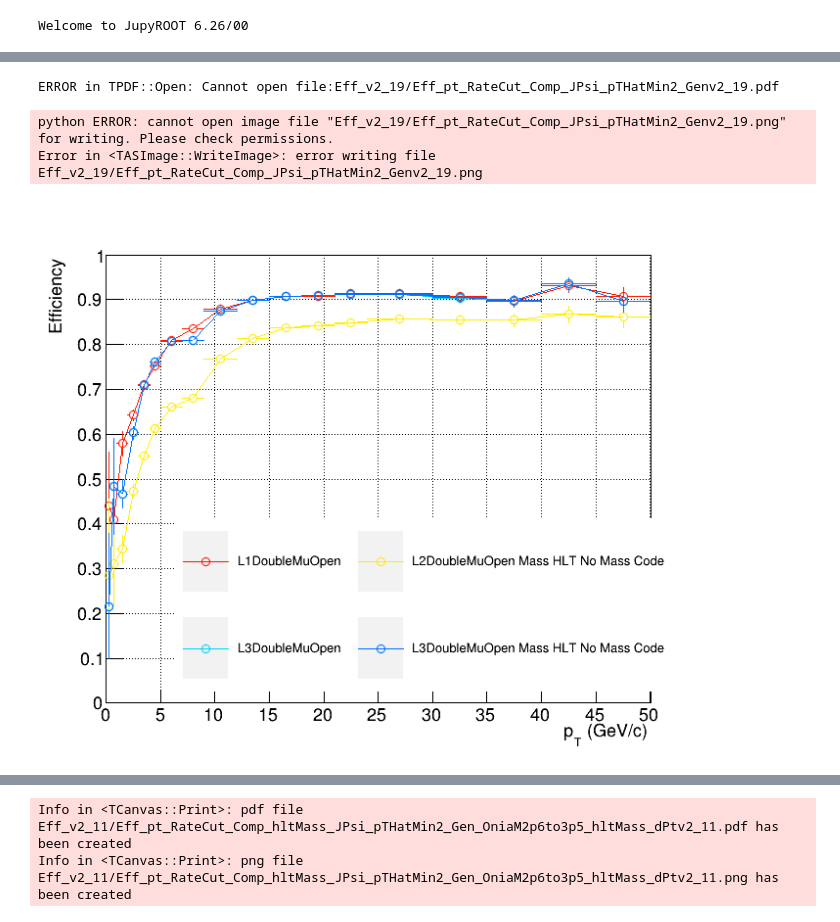
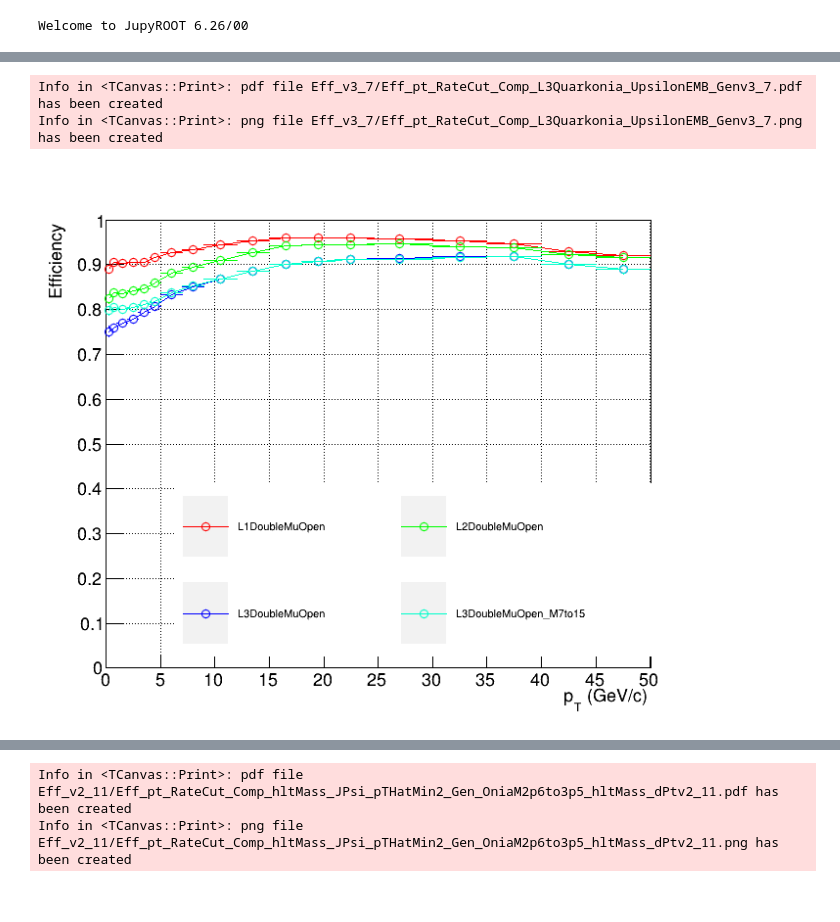
Before and after one commit to vince502/EffCalc, a Jupyter notebook: GetEfficiency.ipynb, the cells around one changed output, grey strips where cells are left out. Cells and saved outputs as stored; diff of their text form; code cells hidden in the pictures.

```diff
--- a/GetEfficiency.ipynb
+++ b/GetEfficiency.ipynb
@@ -392,67 +298,48 @@ AttributeError: 'TObject' object has no attribute 'Get'
 # %%
 
 leg.SetNColumns(2)
-leg.SetTextSize(0.024)
+leg.SetTextSize(0.020)
 #leg.SetX1(0.1);leg.SetX2(0.95);leg.SetY1(0.7);leg.SetY2(0.92);
 leg.SetX1(0.2);leg.SetX2(0.95);leg.SetY1(0.12);leg.SetY2(0.43);
 
 leg.Clear()
 #canv, leg = DrawTrigSeq(f_out1.Get("L1DoubleMuOpen"), 'pt', canv, _col = 221, _leg = leg, _disc = "L1DoubleMuOpen v2-6")
 #canv, leg = DrawTrigSeq(f_out1.Get("L1DoubleMuZero"), 'pt', canv, _and = True, _col = 221, _leg = leg, _disc = "L1DoubleMuZero v2-6")
 #canv, leg = DrawTrigSeq(f_out1.Get("L1DoubleMuSQ"), 'pt', canv, _and = True, _col = 208, _leg = leg, _disc = "L1DoubleMu SQ v2-6")
 
 # canv, leg = DrawTrigSeq(f_out2.Get("L1DoubleMuOpen"), 'pt', canv, _and = False, _col = getcolor(0), _leg = leg, _marker = 24, _disc = "L1DoubleMuOpen")# %s" % ver1)# v2-7-mod1")
 # canv, leg = DrawTrigSeq(f_out2.Get("L1DoubleMuCosmic"), 'pt', canv, _and = True, _col = getcolor(34), _leg = leg, _marker = 24, _disc = "L1DoubleMuCosmic")# %s" % ver1)# v2-7-mod1")
 
 # canv, leg = DrawTrigSeq(f_out2.Get("L2DoubleMuOpen"), 'pt', canv, _and = True, _col = getcolor(1), _leg = leg, _marker = 24, _disc = "L2DoubleMuOpen")# %s" % ver1)# v2-7-mod1")
 # canv, leg = DrawTrigSeq(f_out2.Get("L2DoubleMuCosmic"), 'pt', canv, _and = True, _col = getcolor(18), _leg = leg, _marker = 24, _disc = "L2DoubleMuCosmic")# %s" % ver1)# v2-7-mod1")
 
 # canv, leg = DrawTrigSeq(f_out2.Get("L3DoubleMuOpen"), 'pt', canv, _and = True, _col = getcolor(3), _leg = leg, _marker = 24, _disc = "L3DoubleMuOpen")# %s" % ver1)# v2-7-mod1")
 # canv, leg = DrawTrigSeq(f_out2.Get("L3DoubleMuCosmic"), 'pt', canv, _and = True, _col = getcolor(20), _leg = leg, _marker = 24, _disc = "L3DoubleMuCosmic")# %s" % ver1)# v2-7-mod1")
 
-canv, leg = DrawTrigSeq(f_out2.Get("L1DoubleMuOpen"), 'pt', canv, _and = False, _col = getcolor(0), _leg = leg, _marker = 24, _disc = "L1DoubleMuOpen")# %s" % ver1)# v2-7-mod1")
+canv, leg = DrawTrigSeq(f_out2.Get("L1DoubleMuOpen"), 'pt', canv, _and = False, _col = EColor.kRed, _leg = leg, _marker = 24, _disc = "L1DoubleMuOpen")# %s" % ver1)# v2-7-mod1")
+canv, leg = DrawTrigSeq(f_out2.Get("L2DoubleMuOpen"), 'pt', canv, _and = True, _col = EColor.kGreen+1, _leg = leg, _marker = 24, _disc = "L2DoubleMuOpen")# %s" % ver1)# v2-7-mod1")
+canv, leg = DrawTrigSeq(f_out2.Get("L3DoubleMuOpen"), 'pt', canv, _and = True, _col = EColor.kBlue+1, _leg = leg, _marker = 24, _disc = "L3DoubleMuOpen")# %s" % ver1)# v2-7-mod1")
 
-# canv, leg = DrawTrigSeq(f_out2.Get("L2DoubleMuOpen"), 'pt', canv, _and = True, _col = getcolor(1), _leg = leg, _marker = 24, _disc = "L2DoubleMuOpen")# %s" % ver1)# v2-7-mod1")
-# canv, leg = DrawTrigSeq(f_out2.Get("L2DoubleMuOpen_DoHLTCut_Mass"), 'pt', canv, _and = True, _col = getcolor(3), _leg = leg, _marker = 24, _disc = "L2DoubleMuOpen Mass")# %s" % ver1)# v2-7-mod1")
-# canv, leg = DrawTrigSeq(f_out2.Get("HLT_HIL2DoubleMu0_M1to6p5_Open_v"), 'pt', canv, _and = True, _col = getcolor(3), _leg = leg, _marker = 24, _disc = "L2DoubleMuOpen Mass HLT")# %s" % ver1)# v2-7-mod1")
-# canv, leg = DrawTrigSeq(f_out2.Get("HLT_HIL2DoubleMu0_MmiInftoInf_Open_v"), 'pt', canv, _and = True, _col = getcolor(2), _leg = leg, _marker = 24, _disc = "L2DoubleMuOpen No Mass HLT")# %s" % ver1)# v2-7-mod1")
+# canv, leg = DrawTrigSeq(f_out2.Get("L3DoubleMuOpen2_M2to4p5"), 'pt', canv, _and = True, _col = EColor.kMagenta+1, _leg = leg, _marker = 24, _disc = "L3DoubleMuOpen2_M2to4p5")# %s" % ver1)# v2-7-mod1")
+# canv, leg = DrawTrigSeq(f_out2.Get("L3DoubleMuOpen1p5_M2to4p5"), 'pt', canv, _and = True, _col = EColor.kBlue+2, _leg = leg, _marker = 24, _disc = "L3DoubleMuOpen1p5_M2to4p5")# %s" % ver1)# v2-7-mod1")
+# canv, leg = DrawTrigSeq(f_out2.Get("L3DoubleMuOpen1_M2to4p5"), 'pt', canv, _and = True, _col = EColor.kBlue+3, _leg = leg, _marker = 24, _disc = "L3DoubleMuOpen1_M2to4p5")# %s" % ver1)# v2-7-mod1")
+# canv, leg = DrawTrigSeq(f_out2.Get("L3DoubleMuOpen0p5_M2to4p5"), 'pt', canv, _and = True, _col = EColor.kBlue+5, _leg = leg, _marker = 24, _disc = "L3DoubleMuOpen0p5_M2to4p5")# %s" % ver1)# v2-7-mod1")
+# canv, leg = DrawTrigSeq(f_out2.Get("L3DoubleMuOpen_M2to4p5"), 'pt', canv, _and = True, _col = EColor.kRed+3, _leg = leg, _marker = 24, _disc = "L3DoubleMuOpen_M2to4p5")# %s" % ver1)# v2-7-mod1")
+canv, leg = DrawTrigSeq(f_out2.Get("L3DoubleMuOpen_M7to15"), 'pt', canv, _and = True, _col = EColor.kTeal+1, _leg = leg, _marker = 24, _disc = "L3DoubleMuOpen_M7to15")# %s" % ver1)# v2-7-mod1")
+# canv, leg = DrawTrigSeq(f_out2.Get("L3DoubleMuOpen_Quarkonia"), 'pt', canv, _and = True, _col = EColor.kRed+4, _leg = leg, _marker = 24, _disc = "L3DoubleMuOpen_Quarkonia")# %s" % ver1)# v2-7-mod1")
+# canv, leg = DrawTrigSeq(f_out2.Get("L3DoubleMuOpen_Quarkonia_LowMpT2"), 'pt', canv, _and = True, _col = EColor.kBlue+5, _leg = leg, _marker = 24, _disc = "L3DoubleMuOpen_Quarkonia_LowMpT2")# %s" % ver1)# v2-7-mod1")
+# canv, leg = DrawTrigSeq(f_out2.Get("L2DoubleMuOpen_M1to6p5"), 'pt', canv, _and = True, _col = EColor.kPink-3, _leg = leg, _marker = 24, _disc = "L2DoubleMuOpen_M1to6p5")# %s" % ver1)# v2-7-mod1")
+# canv, leg = DrawTrigSeq(f_out2.Get("L2DoubleMuOpen_M6p5to16"), 'pt', canv, _and = True, _col = EColor.kGreen+3, _leg = leg, _marker = 24, _disc = "L2DoubleMuOpen_M6p5to16")# %s" % ver1)# v2-7-mod1")
+# canv, leg = DrawTrigSeq(f_out2.Get("L2DoubleMuOpen_M1to16"), 'pt', canv, _and = True, _col = EColor.kBlue+5, _leg = leg, _marker = 24, _disc = "L2DoubleMuOpen_M1to16")# %s" % ver1)# v2-7-mod1")
 
-canv, leg = DrawTrigSeq(f_out2.Get("HLT_HIL2DoubleMu0_M1to6p5Open_DoHLTCut_Mass"), 'pt', canv, _and = True, _col = getcolor(4), _leg = leg, _marker = 24, _disc = "L2DoubleMuOpen Mass HLT No Mass Code")# %s" % ver1)# v2-7-mod1")
-
-# canv, leg = DrawTrigSeq(f_out2.Get("L3DoubleMuOpen"), 'pt', canv, _and = True, _col = getcolor(12), _leg = leg, _marker = 24, _disc = "L3DoubleMuOpen")# %s" % ver1)# v2-7-mod1")
-canv, leg = DrawTrigSeq(f_out2.Get("L3DoubleMuOpen_DoHLTCut_Mass"), 'pt', canv, _and = True, _col = getcolor(16), _leg = leg, _marker = 24, _disc = "L3DoubleMuOpen")# %s" % ver1)# v2-7-mod1")
-canv, leg = DrawTrigSeq(f_out2.Get("HLT_HIL3DoubleMu0_M2to4p5Open_DoHLTCut_Mass_v"), 'pt', canv, _and = True, _col = getcolor(18), _leg = leg, _marker = 24, _disc = "L3DoubleMuOpen Mass HLT No Mass Code")# %s" % ver1)# v2-7-mod1")
-
-# canv, leg = DrawTrigSeq(f_out2.Get("HLT_HIL3DoubleMu0_M2to4p5_Open_v"), 'pt', canv, _and = True, _col = getcolor(5), _leg = leg, _marker = 24, _disc = "L3DoubleMuOpen Mass HLT")# %s" % ver1)# v2-7-mod1")
-# canv, leg = DrawTrigSeq(f_out2.Get("HLT_HIL3DoubleMu0_M2to4p5NoL3Pre_Open_v"), 'pt', canv, _and = True, _col = getcolor(6), _leg = leg, _marker = 24, _disc = "L3DoubleMuOpen Mass HLT No Prefilt")# %s" % ver1)# v2-7-mod1")
-# canv, leg = DrawTrigSeq(f_out2.Get("HLT_HIL3DoubleMu0_M2to4p5NoL3PreFast_Open_v"), 'pt', canv, _and = True, _col = getcolor(7), _leg = leg, _marker = 24, _disc = "L3DoubleMuOpen Mass HLT No Prefilt Fast")# %s" % ver1)# v2-7-mod1")
-
-# canv, leg = DrawTrigSeq(f_out2.Get("HLT_HIL2DoubleMu0_M1to6p5Acop1toPiAlphamiPito1_Open_v"), 'pt', canv, _and = True, _col = getcolor(10), _leg = leg, _marker = 24, _disc = "L2DoubleMuOpen Mass, Acop > 1")# %s" % ver1)# v2-7-mod1")
-# canv, leg = DrawTrigSeq(f_out2.Get("HLT_HIL2DoubleMu0_M1to6p5Acop1toPi_Open_v"), 'pt', canv, _and = True, _col = getcolor(16), _leg = leg, _marker = 24, _disc = "L2DoubleMuOpen Mass, Acop > 1, #alpha #in [0,1]")# %s" % ver1)# v2-7-mod1")
-# canv, leg = DrawTrigSeq(f_out2.Get("HLT_HIL3DoubleMu0_M2to4p5Acop1p2toPi_Open_v"), 'pt', canv, _and = True, _col = getcolor(22), _leg = leg, _marker = 24, _disc = "L3DoubleMuOpen Mass, Acop > 1.2")# %s" % ver1)# v2-7-mod1")
-
-# canv, leg = DrawTrigSeq(f_out2.Get("L2DoubleMuOpen"), 'pt_4p0', canv, _and = True, _col = getcolor(2), _leg = leg, _marker = 20, _disc = "L2DoubleMu Open pt > 4")# %s" % ver1)# v2-7-mod1")
-# canv, leg = DrawTrigSeq(f_out2.Get("L3DoubleMuOpen"), 'pt_3p4', canv, _and = True, _col = getcolor(3), _leg = leg, _marker = 20, _disc = "L3DoubleMu Open pt > 3.4")# %s" % ver1)# v2-7-mod1")
-
-# canv, leg = DrawTrigSeq(f_out2.Get("L2DoubleMuZero"), 'pt', canv, _and = True, _col = getcolor(6), _leg = leg, _marker = 25, _disc = "L2DoubleMuZero")# %s" % ver1)# v2-7-mod1")
-# canv, leg = DrawTrigSeq(f_out2.Get("L3DoubleMuZero"), 'pt', canv, _and = True, _col = getcolor(8), _leg = leg, _marker = 25, _disc = "L3DoubleMuZero")# %s" % ver1)# v2-7-mod1")
-# canv, leg = DrawTrigSeq(f_out2.Get("L2DoubleMuZero"), 'pt_3p8', canv, _and = True, _col = getcolor(10), _leg = leg, _marker = 39,  _disc = "L2DoubleMuZero pt > 3.8")#%s" % ver1)# v2-7-mod1")
-# canv, leg = DrawTrigSeq(f_out2.Get("L3DoubleMuZero"), 'pt_3p1', canv, _and = True, _col = getcolor(12), _leg = leg, _marker = 21, _disc = "L3DoubleMuZero pt > 3.1")#%s" % ver1)# v2-7-mod1")
-
-# canv, leg = DrawTrigSeq(f_out2.Get("L2DoubleMuSQ"), 'pt', canv, _and = True, _col = getcolor(16), _leg = leg, _marker = 26, _disc = "L2DoubleMu SQ")# %s" % ver1)# v2-7-mod1")
-# canv, leg = DrawTrigSeq(f_out2.Get("L3DoubleMuSQ"), 'pt', canv, _and = True, _col = getcolor(18), _leg = leg, _marker = 26, _disc = "L3DoubleMu SQ")# %s" % ver1)# v2-7-mod1")
-# canv, leg = DrawTrigSeq(f_out2.Get("L2DoubleMuSQ"), 'pt_3p5', canv, _and = True, _col = getcolor(20), _leg = leg, _marker = 22, _disc = "L2DoubleMu SQ pt > 3.5")# %s" % ver1)# v2-7-mod1")
-# canv, leg = DrawTrigSeq(f_out2.Get("L3DoubleMuSQ"), 'pt_3p0', canv, _and = True, _col = getcolor(22), _leg = leg, _marker = 22, _disc = "L3DoubleMu SQ pt > 3")# %s" % ver1)# v2-7-mod1")
-
-# canv, leg = DrawTrigSeq(f_leg.Get("HLT_HIL1DoubleMuOpen_v"), 'pt', canv, _and = True, _col = 2, _leg = leg, _disc = "HLT_HIL1DoubleMu0_Legacy_v")
+saveTag = "L3Quarkonia_"
 leg.DrawClone()
 canv.Draw()
-canv.SaveAs("%s/Eff_pt_RateCut_Comp_%s.pdf" % (pltdir, ver) )
-canv.SaveAs("%s/Eff_pt_RateCut_Comp_%s.png" % (pltdir, ver) )
+canv.SaveAs("%s/Eff_pt_RateCut_Comp_%s%s.pdf" % (pltdir, saveTag, ver) )
+canv.SaveAs("%s/Eff_pt_RateCut_Comp_%s%s.png" % (pltdir, saveTag, ver) )
 
 leg.Clear()
 # %% [output]
-ERROR in TPDF::Open: Cannot open file:Eff_v2_19/Eff_pt_RateCut_Comp_JPsi_pTHatMin2_Genv2_19.pdf
+Info in <TCanvas::Print>: pdf file Eff_v3_7/Eff_pt_RateCut_Comp_L3Quarkonia_UpsilonEMB_Genv3_7.pdf has been created
+Info in <TCanvas::Print>: png file Eff_v3_7/Eff_pt_RateCut_Comp_L3Quarkonia_UpsilonEMB_Genv3_7.png has been created
-python ERROR: cannot open image file "Eff_v2_19/Eff_pt_RateCut_Comp_JPsi_pTHatMin2_Genv2_19.png" for writing. Please check permissions.
-Error in <TASImage::WriteImage>: error writing file Eff_v2_19/Eff_pt_RateCut_Comp_JPsi_pTHatMin2_Genv2_19.png
-[figure, old version]
+[figure, new version]
```
Also changed, not shown: parts of 5 cells of this notebook, 3 other files.
